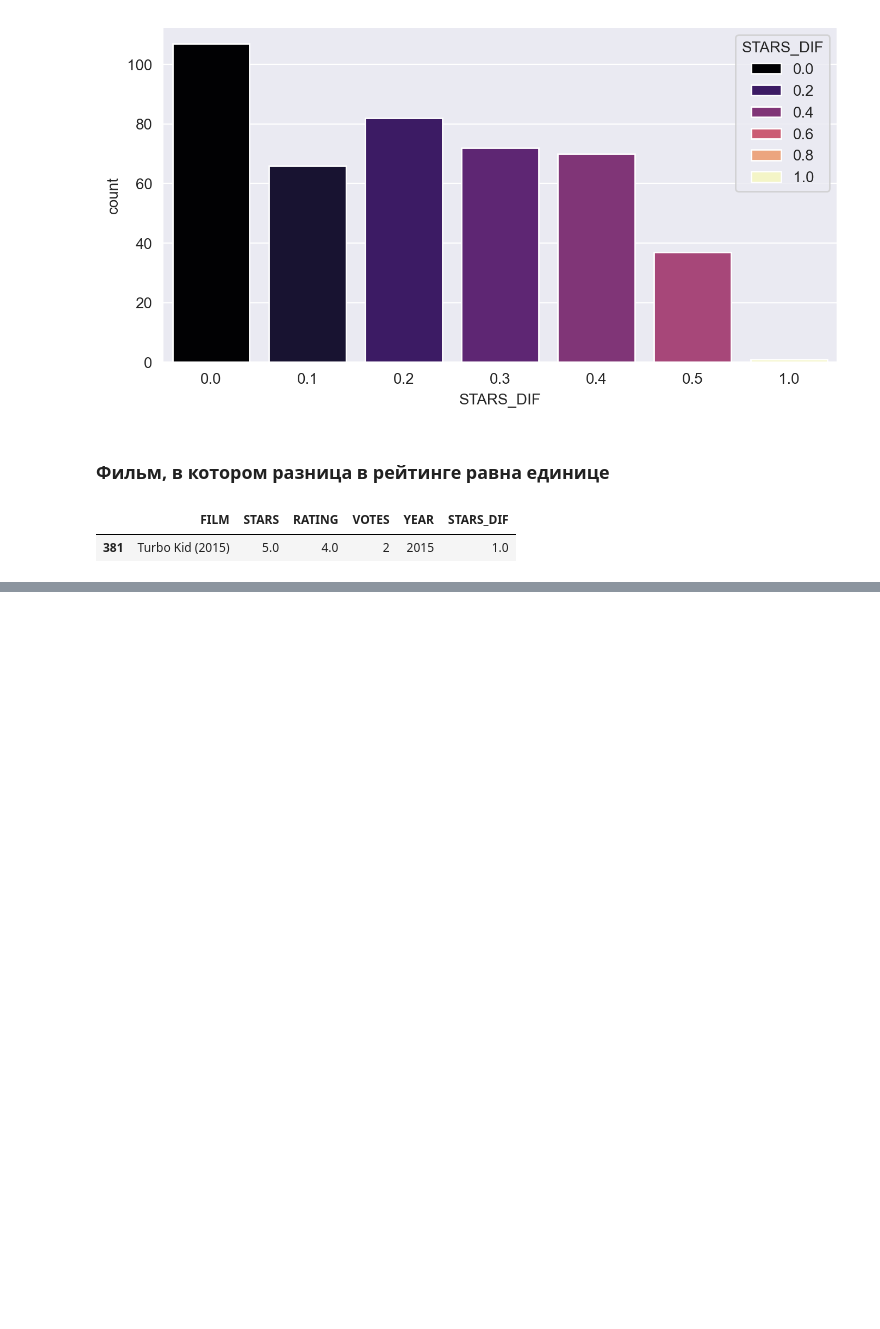
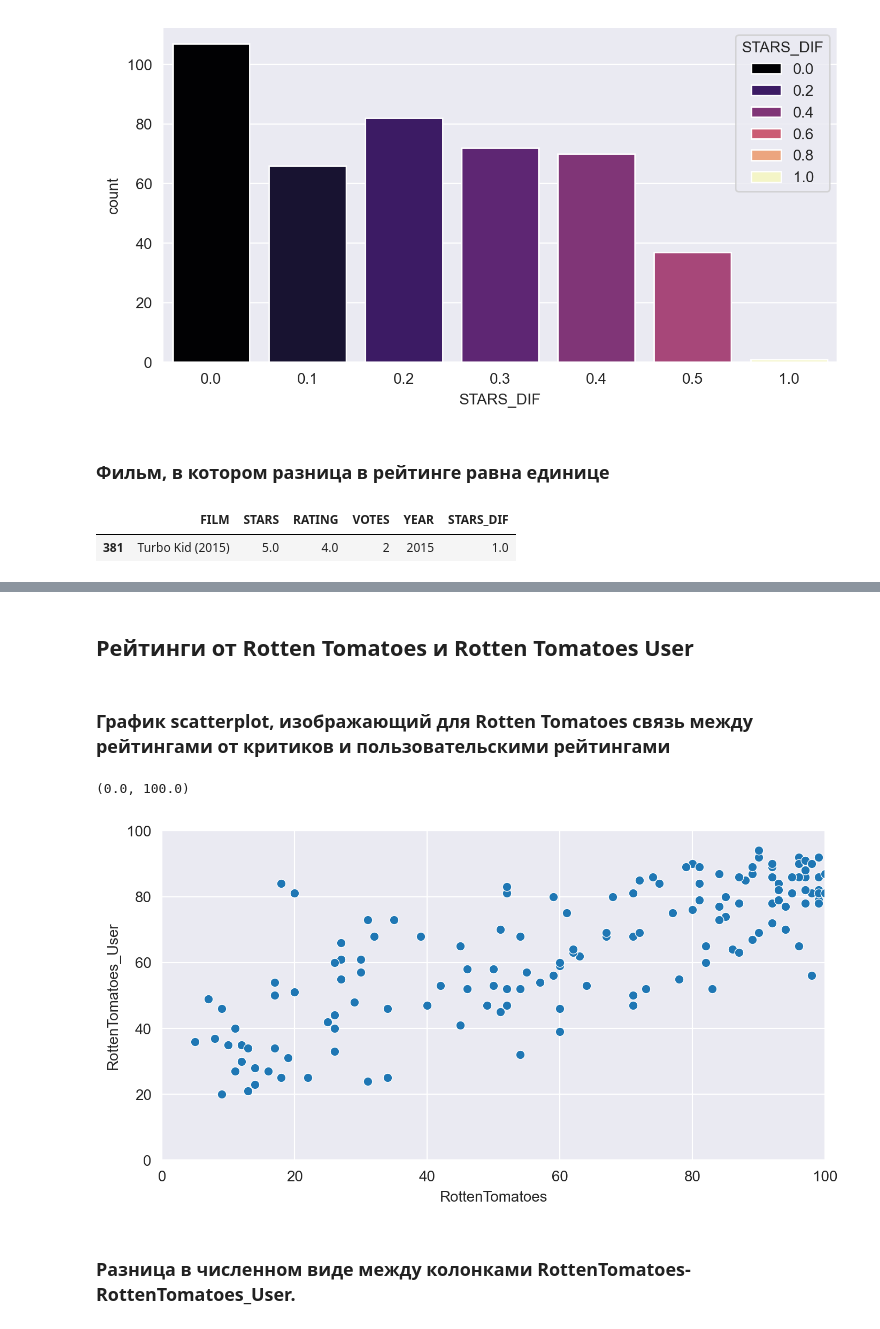
Before and after one commit to PaulNikolaev/data_visualization_project, a Jupyter notebook: data_visualization_project.ipynb, the cells around one changed output, grey strips where cells are left out. Saved outputs shown, nothing was run; the diff lists cells and outputs as text; code cells hidden in the pictures; blank space fills up the shorter version.

Commit message:
Studying data on other companies' ratings

```diff
--- a/data_visualization_project.ipynb
+++ b/data_visualization_project.ipynb
@@ -148,0 +151,3 @@ fan_reviewed[fan_reviewed['STARS_DIF'] == 1]
+# %%
+all_sites = pd.read_csv('all_sites_scores.csv')
+all_sites.head()
@@ -148,0 +173,14 @@ fan_reviewed[fan_reviewed['STARS_DIF'] == 1]
+# %% [markdown]
+## Рейтинги от Rotten Tomatoes и Rotten Tomatoes User
+# %% [markdown]
+### График scatterplot, изображающий для Rotten Tomatoes связь между рейтингами от критиков и пользовательскими рейтингами
+# %%
+plt.figure(figsize=(8,4), dpi=200)
+sns.scatterplot(data=all_sites, x='RottenTomatoes', y='RottenTomatoes_User')
+plt.xlim(0, 100)
+plt.ylim(0, 100)
+# %% [output]
+(0.0, 100.0)
+[figure, added]
+# %% [markdown]
+### Pазница в численном виде между колонками RottenTomatoes-RottenTomatoes_User.
```
Also changed, not shown: parts of 23 cells of this notebook.
